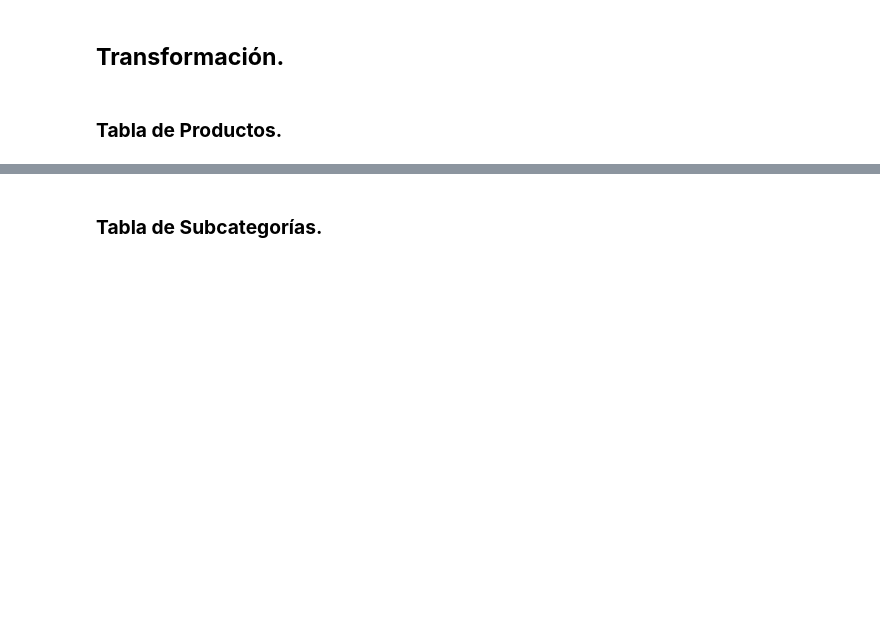
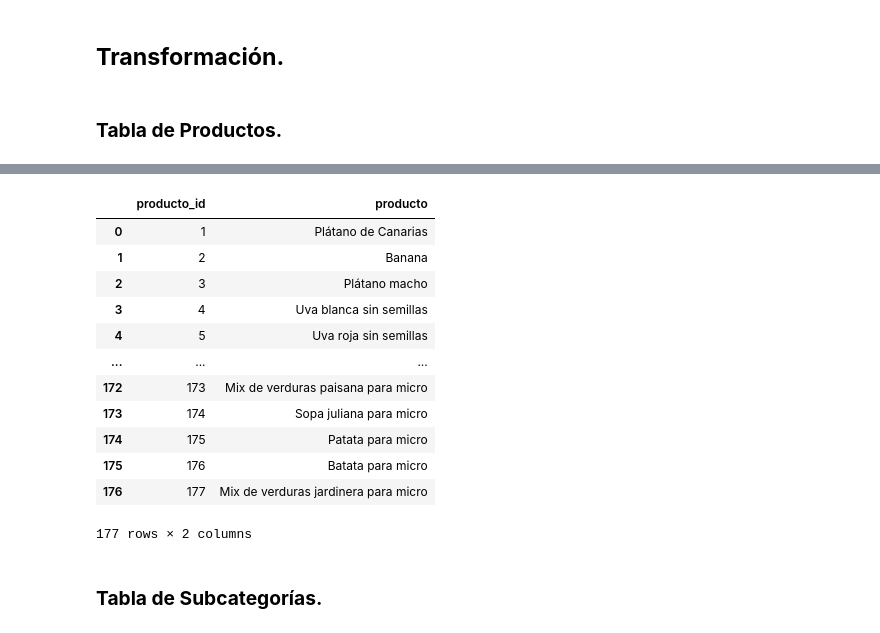
Before and after one commit to dapafer/ETL-process, a Jupyter notebook: src/mercadona_data_transform.ipynb, the cells around one changed output, grey strips where cells are left out. Saved outputs shown, nothing was run; the diff lists cells and outputs as text; code cells hidden in the pictures; blank space fills up the shorter version.

```diff
--- a/src/mercadona_data_transform.ipynb
+++ b/src/mercadona_data_transform.ipynb
@@ -7,6 +7,6 @@ import pandas as pd
 # %% [markdown]
 ## **Carga de Dataframes.**
 # %%
-frutas_df = pd.read_csv('../data/frutas.csv')
-ensaladas_df = pd.read_csv('../data/ensaladas.csv')
-verduras_df = pd.read_csv('../data/verduras.csv')
+fruta_df = pd.read_csv('../data/frutas.csv')
+ensalada_df = pd.read_csv('../data/ensaladas.csv')
+verdura_df = pd.read_csv('../data/verduras.csv')
@@ -37,0 +81,8 @@ prod_df
+# %%
+# crear una tabla conjunta de todos los productos
+prod_df = pd.concat([fruta_df, ensalada_df, verdura_df])
+
+#reseteamos el indice
+prod_df = prod_df.reset_index(drop=True)
+
+prod_df
@@ -38,3 +103,19 @@ prod_df
 # %%
-prod.insert(0, 'producto_id', range(1, len(prod)+1))
-prod
+# insertamos una columna de IDs llamada "producto_id" como "PRIMARY KEYS"
+prod_df.insert(0, 'producto_id', range(1, len(prod_df)+1))
+
+prod_df
+# %% [output]
+|  | producto_id | producto |
+| 0 | 1 | Plátano de Canarias |
+| 1 | 2 | Banana |
+| 2 | 3 | Plátano macho |
+| 3 | 4 | Uva blanca sin semillas |
+| 4 | 5 | Uva roja sin semillas |
+| ... | ... | ... |
+| 172 | 173 | Mix de verduras paisana para micro |
+| 173 | 174 | Sopa juliana para micro |
+| 174 | 175 | Patata para micro |
+| 175 | 176 | Batata para micro |
+| 176 | 177 | Mix de verduras jardinera para micro |
+177 rows × 2 columns
```
Also changed, not shown: parts of 26 cells of this notebook, 1 other file.
